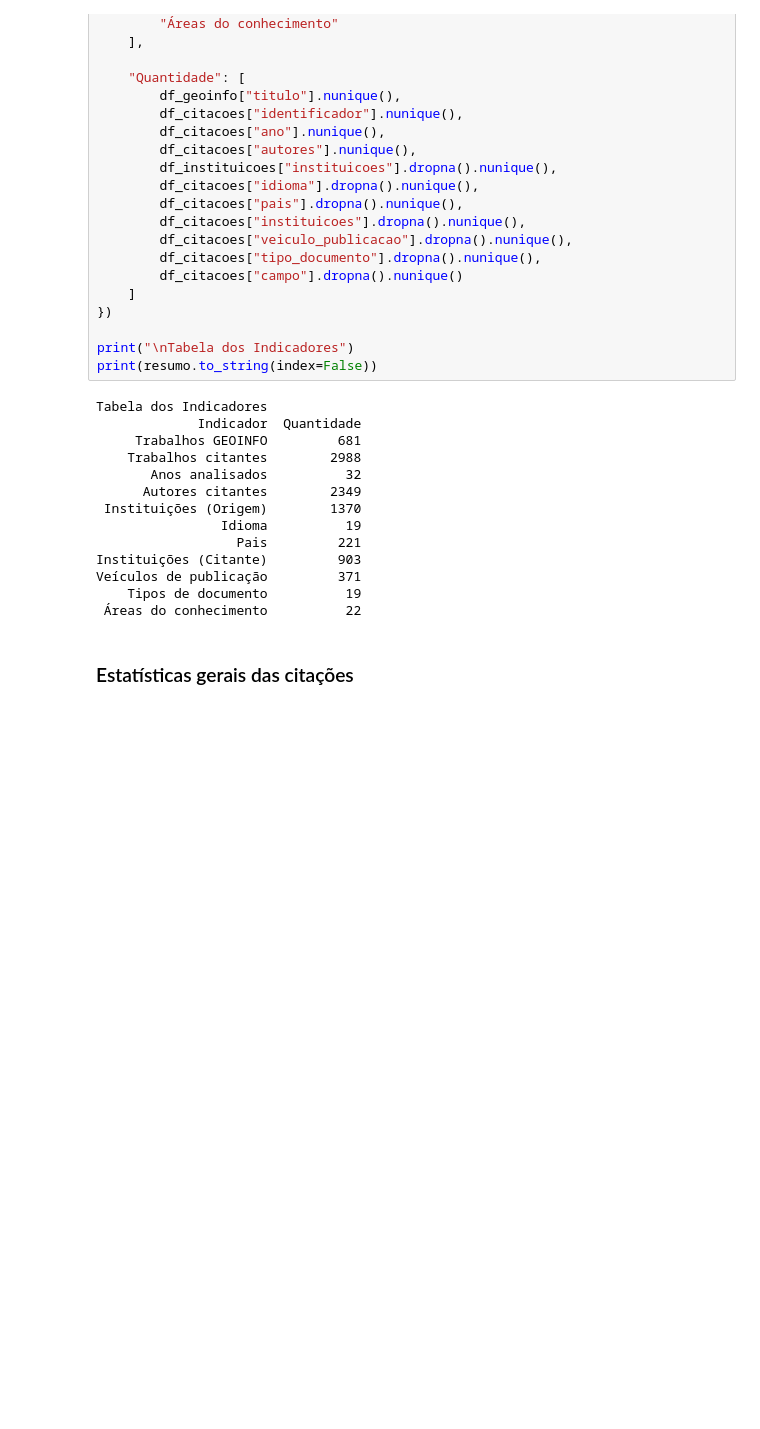
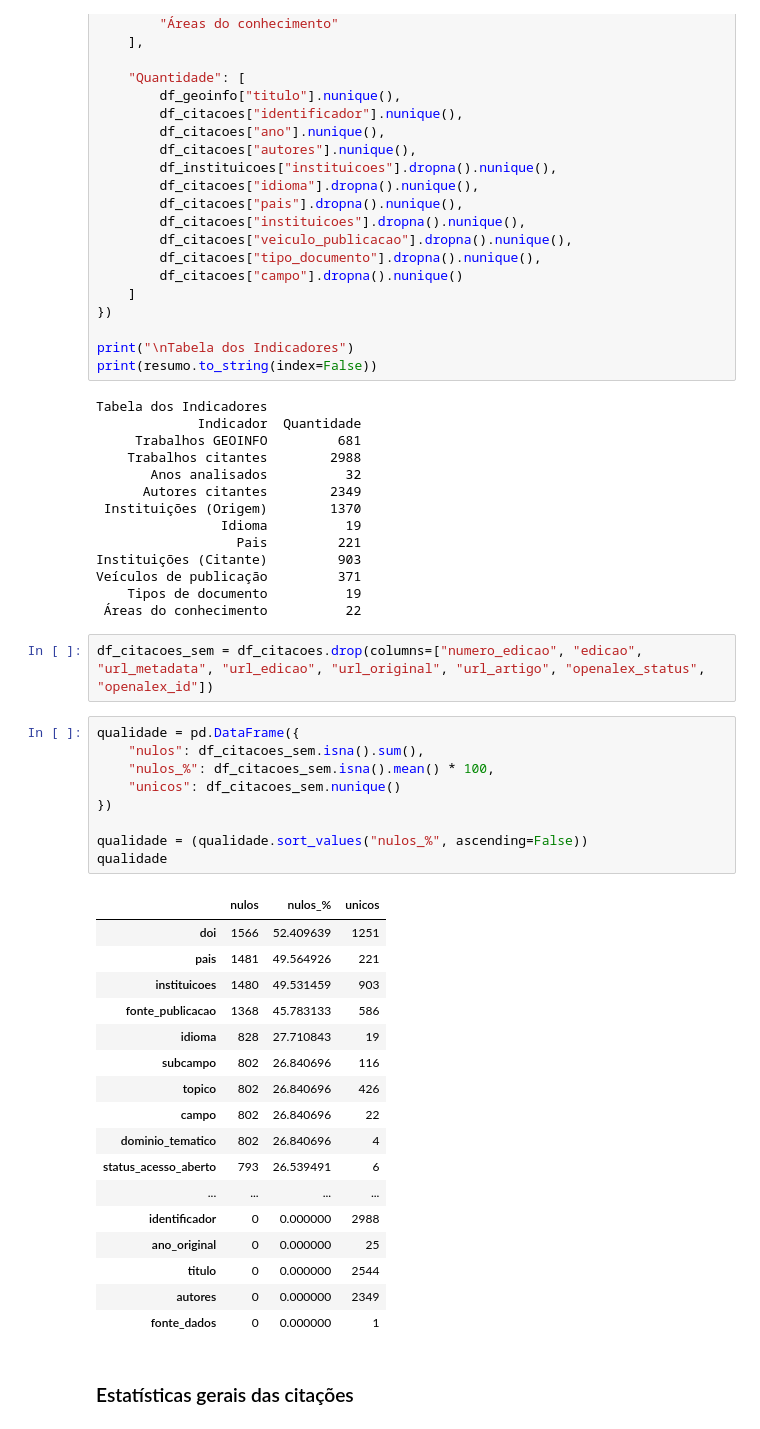
Before and after one commit to GiuliaRomas/geoinfo_citations, a Jupyter notebook: notebooks/03_eda_analysis.ipynb, the cells around one changed output. Drawn from its saved outputs; the diff is of its cells as text; blank space fills up the shorter version.

```diff
--- a/notebooks/03_eda_analysis.ipynb
+++ b/notebooks/03_eda_analysis.ipynb
@@ -177,6 +204,35 @@ Instituições (Citante)         903
 Veículos de publicação         371
     Tipos de documento          19
  Áreas do conhecimento          22
+# %%
+df_citacoes_sem = df_citacoes.drop(columns=["numero_edicao", "edicao", "url_metadata", "url_edicao", "url_original", "url_artigo", "openalex_status", "openalex_id"])
+# %%
+qualidade = pd.DataFrame({
+    "nulos": df_citacoes_sem.isna().sum(),
+    "nulos_%": df_citacoes_sem.isna().mean() * 100,
+    "unicos": df_citacoes_sem.nunique()
+})
+
+qualidade = (qualidade.sort_values("nulos_%", ascending=False))
+qualidade
+# %% [output]
+|  | nulos | nulos_% | unicos |
+| doi | 1566 | 52.409639 | 1251 |
+| pais | 1481 | 49.564926 | 221 |
+| instituicoes | 1480 | 49.531459 | 903 |
+| fonte_publicacao | 1368 | 45.783133 | 586 |
+| idioma | 828 | 27.710843 | 19 |
+| subcampo | 802 | 26.840696 | 116 |
+| topico | 802 | 26.840696 | 426 |
+| campo | 802 | 26.840696 | 22 |
+| dominio_tematico | 802 | 26.840696 | 4 |
+| status_acesso_aberto | 793 | 26.539491 | 6 |
+| ... | ... | ... | ... |
+| identificador | 0 | 0.000000 | 2988 |
+| ano_original | 0 | 0.000000 | 25 |
+| titulo | 0 | 0.000000 | 2544 |
+| autores | 0 | 0.000000 | 2349 |
+| fonte_dados | 0 | 0.000000 | 1 |
 # %% [markdown]
 ### Estatísticas gerais das citações
 # %%
```
Also changed, not shown: parts of 4 cells of this notebook, 4 other files.
